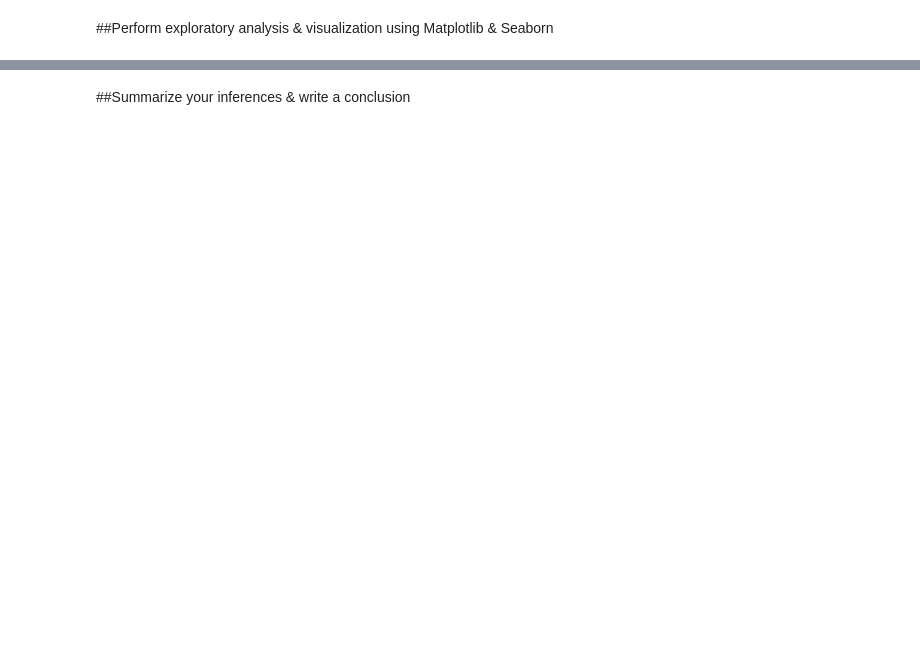
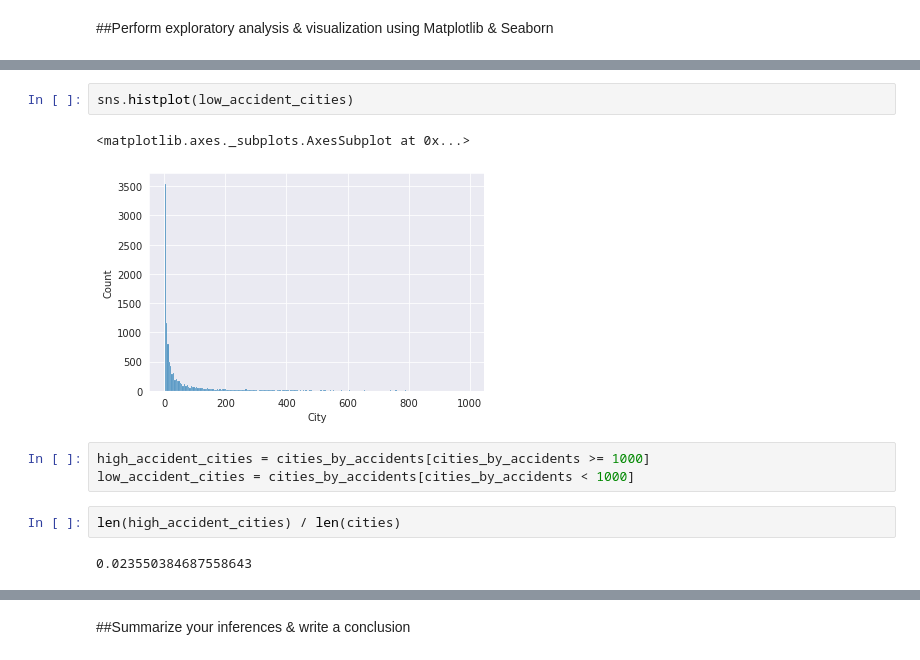
Before and after one commit to victorialarrazolo/US-Accidents, a Jupyter notebook: us_accidents_analysis.ipynb, the cells around one changed output, grey strips where cells are left out. Saved outputs shown, nothing was run; the diff lists cells and outputs as text; blank space fills up the shorter version.

```diff
--- a/us_accidents_analysis.ipynb
+++ b/us_accidents_analysis.ipynb
@@ -179,0 +319,12 @@ missing_percentages[missing_percentages !=0].plot(kind= 'barh')
+# %%
+sns.histplot(low_accident_cities)
+# %% [output]
+<matplotlib.axes._subplots.AxesSubplot at 0x...>
+[figure, added]
+# %%
+high_accident_cities = cities_by_accidents[cities_by_accidents >= 1000]
+low_accident_cities = cities_by_accidents[cities_by_accidents < 1000]
+# %%
+len(high_accident_cities) / len(cities)
+# %% [output]
+0.023550384687558643
```
Also changed, not shown: parts of 57 cells of this notebook, 1 other file.
